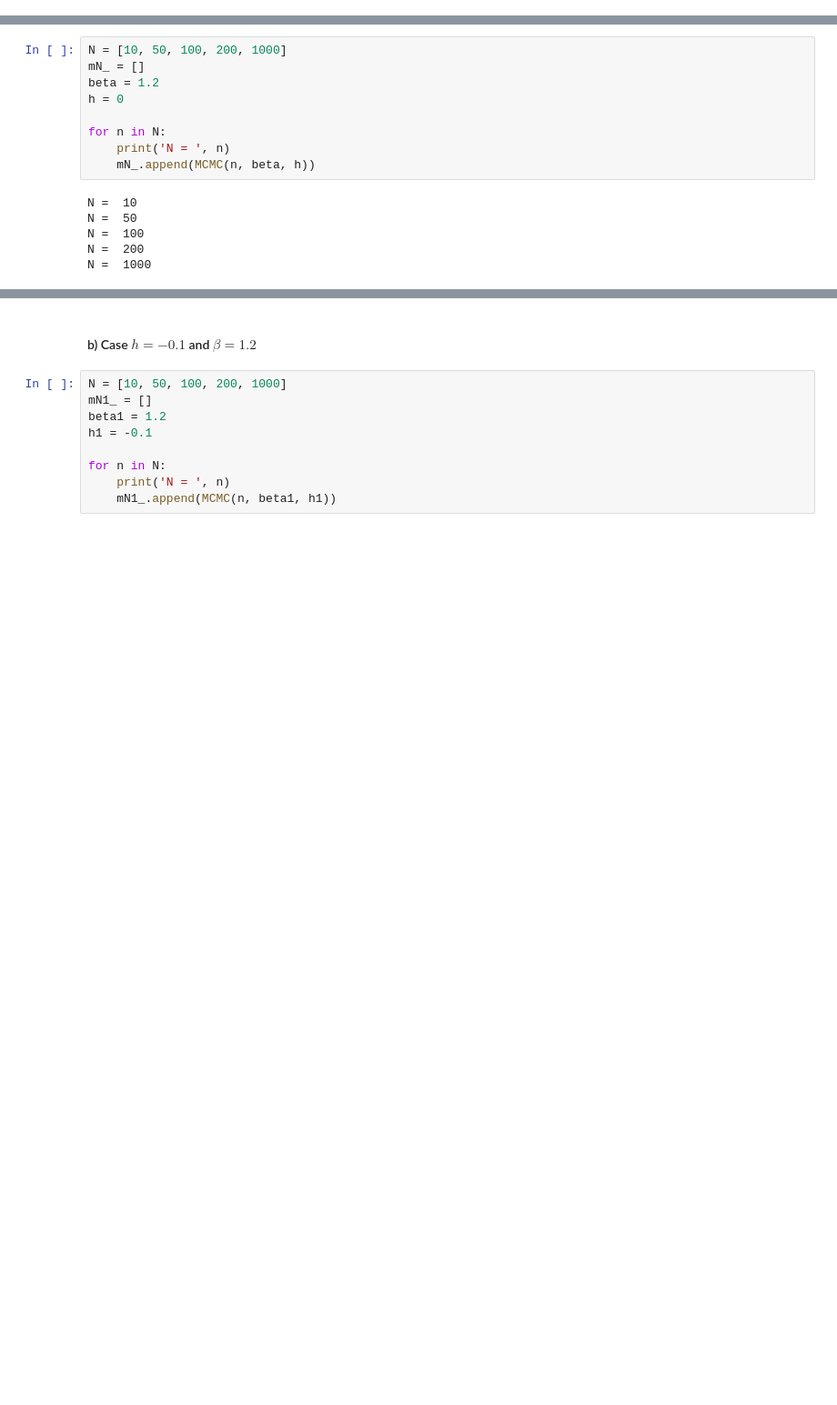
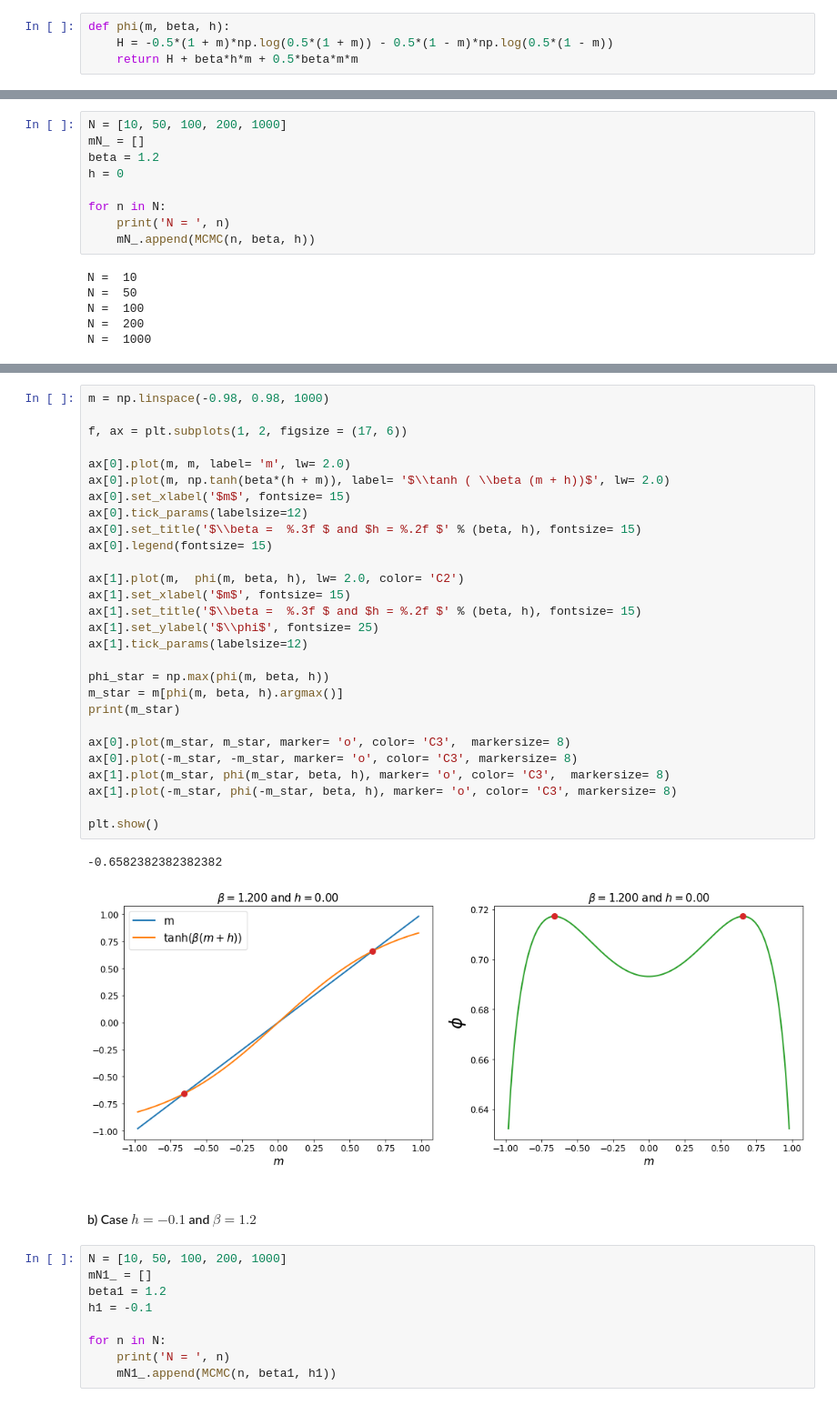
Before and after one commit to rodsveiga/PHYS-642, a Jupyter notebook: hm1.ipynb, the cells around one changed output, grey strips where cells are left out. Shown at 91% size. Saved outputs shown, nothing was run; the diff lists cells and outputs as text; blank space fills up the shorter version.

```diff
--- a/hm1.ipynb
+++ b/hm1.ipynb
@@ -69,0 +74,4 @@ def MCMC(N, beta, h):
+# %%
+def phi(m, beta, h):
+    H = -0.5*(1 + m)*np.log(0.5*(1 + m)) - 0.5*(1 - m)*np.log(0.5*(1 - m))
+    return H + beta*h*m + 0.5*beta*m*m
@@ -115,3 +115,34 @@ plt.show()
+# %%
+m = np.linspace(-0.98, 0.98, 1000)
+
+f, ax = plt.subplots(1, 2, figsize = (17, 6))
+
+ax[0].plot(m, m, label= 'm', lw= 2.0)
+ax[0].plot(m, np.tanh(beta*(h + m)), label= '$\\tanh ( \\beta (m + h))$', lw= 2.0)
+ax[0].set_xlabel('$m$', fontsize= 15)
+ax[0].tick_params(labelsize=12)
+ax[0].set_title('$\\beta =  %.3f $ and $h = %.2f $' % (beta, h), fontsize= 15)
+ax[0].legend(fontsize= 15)
+
+ax[1].plot(m,  phi(m, beta, h), lw= 2.0, color= 'C2')
+ax[1].set_xlabel('$m$', fontsize= 15)
+ax[1].set_title('$\\beta =  %.3f $ and $h = %.2f $' % (beta, h), fontsize= 15)
+ax[1].set_ylabel('$\\phi$', fontsize= 25)
+ax[1].tick_params(labelsize=12)
+
+phi_star = np.max(phi(m, beta, h))
+m_star = m[phi(m, beta, h).argmax()]
+print(m_star)
+
+ax[0].plot(m_star, m_star, marker= 'o', color= 'C3',  markersize= 8)
+ax[0].plot(-m_star, -m_star, marker= 'o', color= 'C3', markersize= 8)
+ax[1].plot(m_star, phi(m_star, beta, h), marker= 'o', color= 'C3',  markersize= 8)
+ax[1].plot(-m_star, phi(-m_star, beta, h), marker= 'o', color= 'C3', markersize= 8)
+
+plt.show()
+# %% [output]
+-0.6582382382382382
+[figure, added]
 # %% [markdown]
 #### b) Case $ h = - 0.1 $ and $ \beta = 1.2$
 # %%
```
Also changed, not shown: parts of 10 cells of this notebook.
